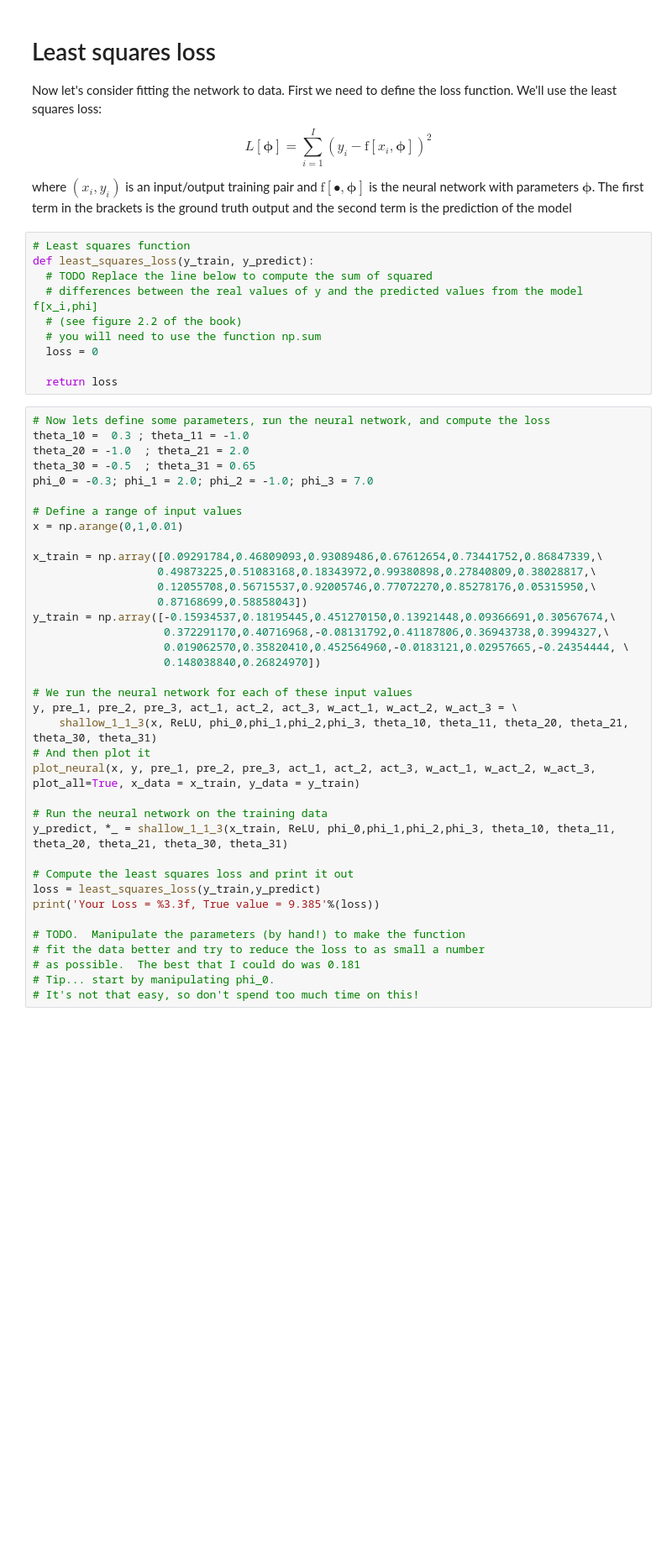
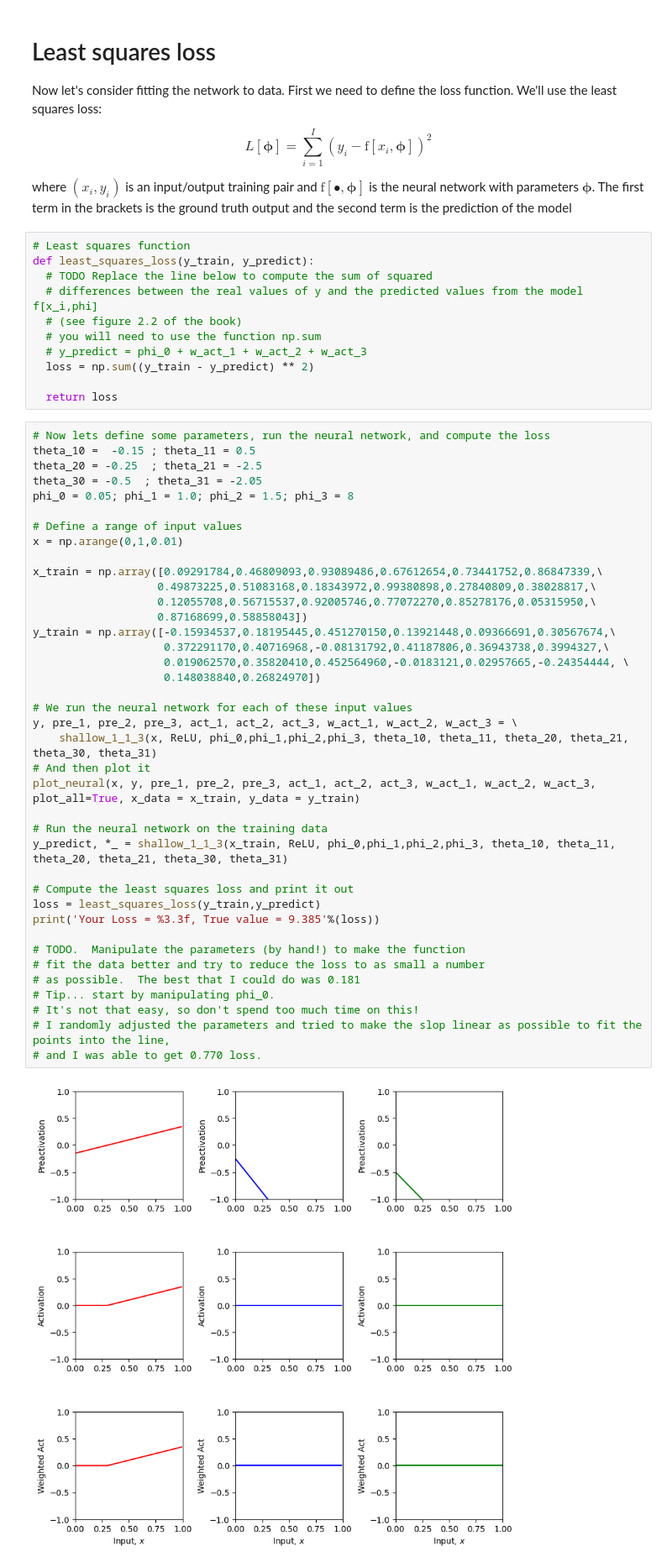
Before and after one commit to manmeetsingh7781/CSCI167, a Jupyter notebook: 3_1_Shallow_Networks_I.ipynb, the cells around one changed output. Shown: that part at 84% size. Cells and saved outputs as stored; diff of their text form; blank space fills up the shorter version.

```diff
--- a/3_1_Shallow_Networks_I.ipynb
+++ b/3_1_Shallow_Networks_I.ipynb
@@ -190,43 +218,48 @@ def least_squares_loss(y_train, y_predict):
   # differences between the real values of y and the predicted values from the model f[x_i,phi]
   # (see figure 2.2 of the book)
   # you will need to use the function np.sum
-  loss = 0
+  # y_predict = phi_0 + w_act_1 + w_act_2 + w_act_3
+  loss = np.sum((y_train - y_predict) ** 2)
 
   return loss
 # %%
 # Now lets define some parameters, run the neural network, and compute the loss
-theta_10 =  0.3 ; theta_11 = -1.0
-theta_20 = -1.0  ; theta_21 = 2.0
-theta_30 = -0.5  ; theta_31 = 0.65
-phi_0 = -0.3; phi_1 = 2.0; phi_2 = -1.0; phi_3 = 7.0
+theta_10 =  -0.15 ; theta_11 = 0.5
+theta_20 = -0.25  ; theta_21 = -2.5
+theta_30 = -0.5  ; theta_31 = -2.05
+phi_0 = 0.05; phi_1 = 1.0; phi_2 = 1.5; phi_3 = 8
 
 # Define a range of input values
 x = np.arange(0,1,0.01)
 
 x_train = np.array([0.09291784,0.46809093,0.93089486,0.67612654,0.73441752,0.86847339,\
                    0.49873225,0.51083168,0.18343972,0.99380898,0.27840809,0.38028817,\
                    0.12055708,0.56715537,0.92005746,0.77072270,0.85278176,0.05315950,\
                    0.87168699,0.58858043])
 y_train = np.array([-0.15934537,0.18195445,0.451270150,0.13921448,0.09366691,0.30567674,\
                     0.372291170,0.40716968,-0.08131792,0.41187806,0.36943738,0.3994327,\
                     0.019062570,0.35820410,0.452564960,-0.0183121,0.02957665,-0.24354444, \
                     0.148038840,0.26824970])
 
 # We run the neural network for each of these input values
 y, pre_1, pre_2, pre_3, act_1, act_2, act_3, w_act_1, w_act_2, w_act_3 = \
     shallow_1_1_3(x, ReLU, phi_0,phi_1,phi_2,phi_3, theta_10, theta_11, theta_20, theta_21, theta_30, theta_31)
 # And then plot it
 plot_neural(x, y, pre_1, pre_2, pre_3, act_1, act_2, act_3, w_act_1, w_act_2, w_act_3, plot_all=True, x_data = x_train, y_data = y_train)
 
 # Run the neural network on the training data
 y_predict, *_ = shallow_1_1_3(x_train, ReLU, phi_0,phi_1,phi_2,phi_3, theta_10, theta_11, theta_20, theta_21, theta_30, theta_31)
 
 # Compute the least squares loss and print it out
 loss = least_squares_loss(y_train,y_predict)
 print('Your Loss = %3.3f, True value = 9.385'%(loss))
 
 # TODO.  Manipulate the parameters (by hand!) to make the function
 # fit the data better and try to reduce the loss to as small a number
 # as possible.  The best that I could do was 0.181
 # Tip... start by manipulating phi_0.
 # It's not that easy, so don't spend too much time on this!
+# I randomly adjusted the parameters and tried to make the slop linear as possible to fit the points into the line,
+# and I was able to get 0.770 loss.
+# %% [output]
+[figure, added]
```
Also changed, not shown: parts of 5 cells of this notebook.
